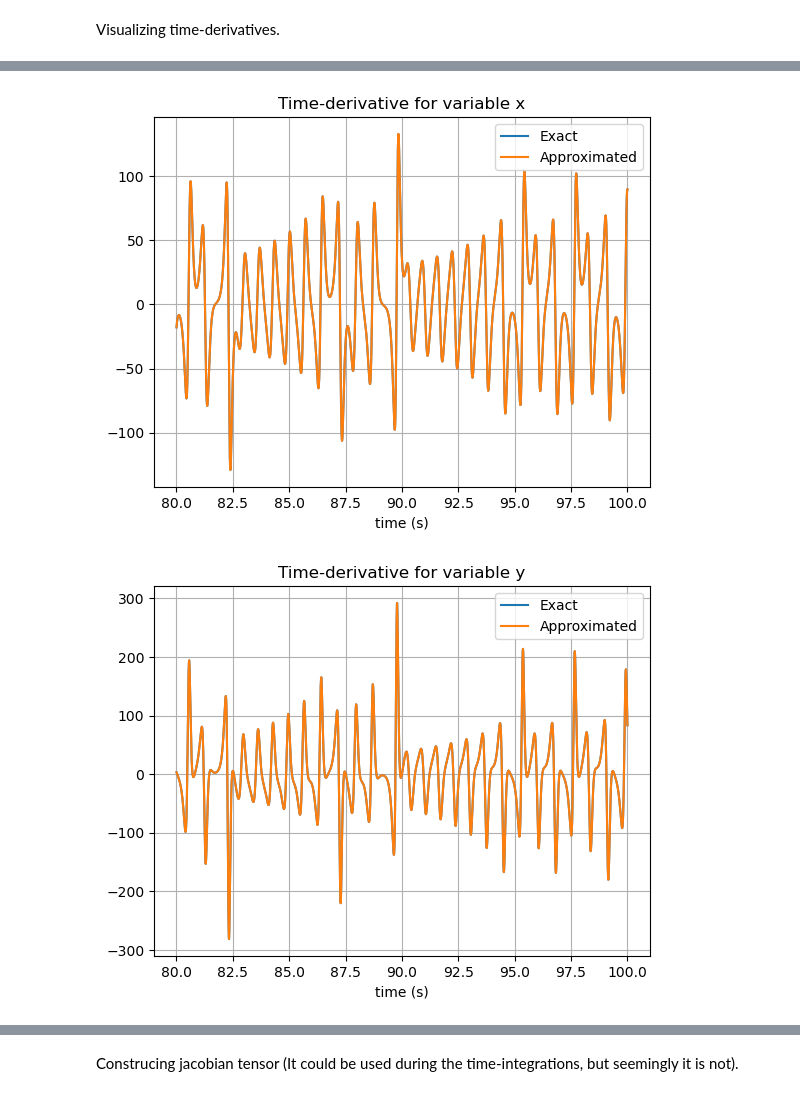
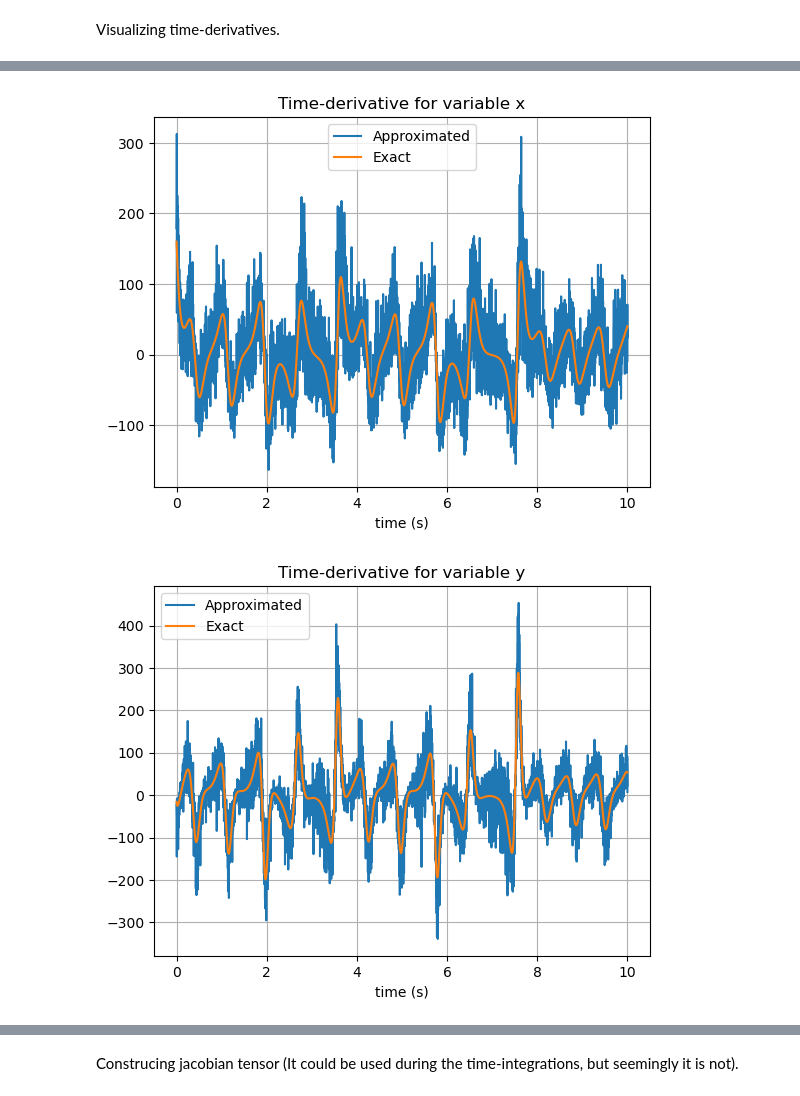
Before and after one commit to properallan/simulai, a Jupyter notebook: examples/WeakSINDy/lorenz_63_chaotic.ipynb, the cells around one changed output, grey strips where cells are left out. Drawn from its saved outputs; the diff is of its cells as text; code cells hidden in the pictures.

Commit message:
some test with noisy data

```diff
--- a/examples/WeakSINDy/lorenz_63_chaotic.ipynb
+++ b/examples/WeakSINDy/lorenz_63_chaotic.ipynb
@@ -46,6 +46,14 @@ lorenz_data, derivative_lorenz_data, time = lorenz_solver(rho=rho, dt=dt, T=T_ma
                                                           data_path='on_memory', solver='RK45')
 # %% [output]
 Performing Collocation Derivation.
+# %%
+from sklearn.metrics import mean_squared_error
+
+def add_noise(data, noise_level=0.0):
+    rmse = mean_squared_error(data, np.zeros((data).shape), squared=False)
+    return data + np.random.normal(0, rmse * noise_level , data.shape)
+
+lorenz_data = add_noise(lorenz_data, noise_level=0.2)
 # %% [markdown]
 Hyperparameters and auxiliary parameters.
 # %%
@@ -53,7 +61,7 @@ t = time
 lambda_linear = 1e-3
 lambda_quadratic = 1e-3
 n_steps = time.shape[0]
-nt = int(0.8 * n_steps)
+nt = int(1 * n_steps)
 nt_test = n_steps - nt
 t_test = t[nt:]
 # %% [markdown]
@@ -73,9 +81,10 @@ $$
 $$
 In which $\widehat{\mathbf{u}}$ is a ROM generated from the original space $\mathbf{u}$. In case of Lorenz 63 such intermediary transformation is not necessary, so $\widehat{\mathbf{u}} = \mathbf{u}$.
 # %%
-test_function = UniformTestFunction(L=100, overlap=0.5, ghost_cells=0)
+test_function = UniformTestFunction(L=50, overlap=0.5, ghost_cells=0)
 basis_function = PolynomialLibrary(degree=2, include_bias=True)
-solver = STLSQ(threshold=0.1, alpha=1e-14, max_iter=20)
+#solver = STLSQ(threshold=0.1, alpha=1e-14, max_iter=20)
+solver = 'lstsq'
 lorenz_op = WeakSINDy(bias_rescale=1, solver=solver, test_function=test_function, feature_library=basis_function)
 #lorenz_op.set(lambda_linear=lambda_linear, lambda_quadratic=lambda_quadratic)
 lorenz_op.fit(input_data=train_field, target_data=t_train)
@@ -82,6 +94,6 @@ lorenz_op.fit(input_data=train_field, target_data=t_train)
 # %%
-init_state = train_field[-1:]
-estimated_field_derivatives = lorenz_op.eval(input_data=test_field)
+init_state = train_field[0]
+estimated_field_derivatives = lorenz_op.eval(input_data=train_field)
 tags = ['x', 'y', 'z']
 # %% [markdown]
 Visualizing time-derivatives.
@@ -96,12 +108,12 @@ estimated_field_derivatives.shape
 # %%
 for var in range(n_field):
     plt.title(f"Time-derivative for variable {tags[var]}")
-    plt.plot(t_test, test_field_derivatives[:, var], label="Exact")
-    plt.plot(t_test, estimated_field_derivatives[:, var], label="Approximated")
+    plt.plot(t_train, estimated_field_derivatives[:, var], label="Approximated")
+    plt.plot(t_train, train_field_derivative[:, var], label="Exact")
     plt.xlabel("time (s)")
     plt.legend()
     plt.grid(True)
     plt.show()
 # %% [output]
-[figure, old version]
+[figure, new version]
-[figure, old version]
+[figure, new version]
```
Also changed, not shown: parts of 8 cells of this notebook, 7 other files.
